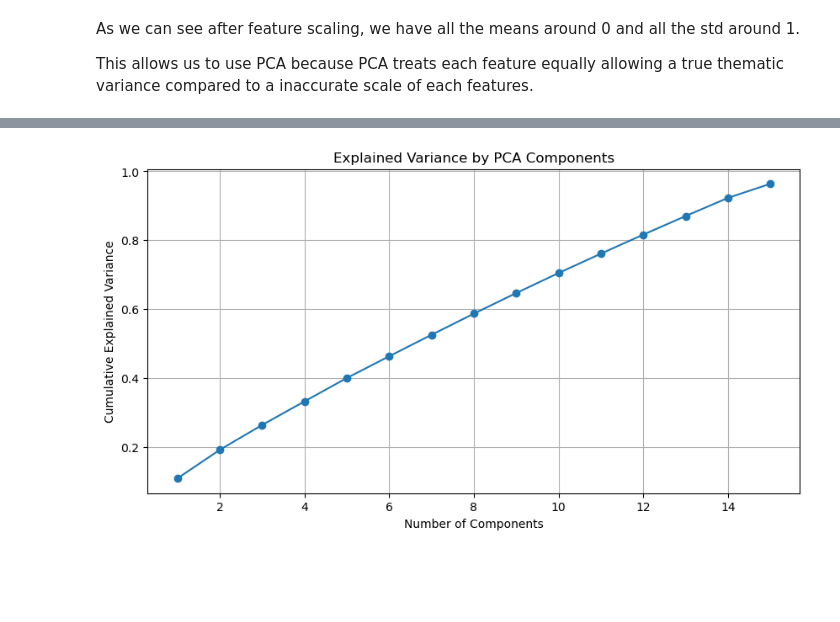
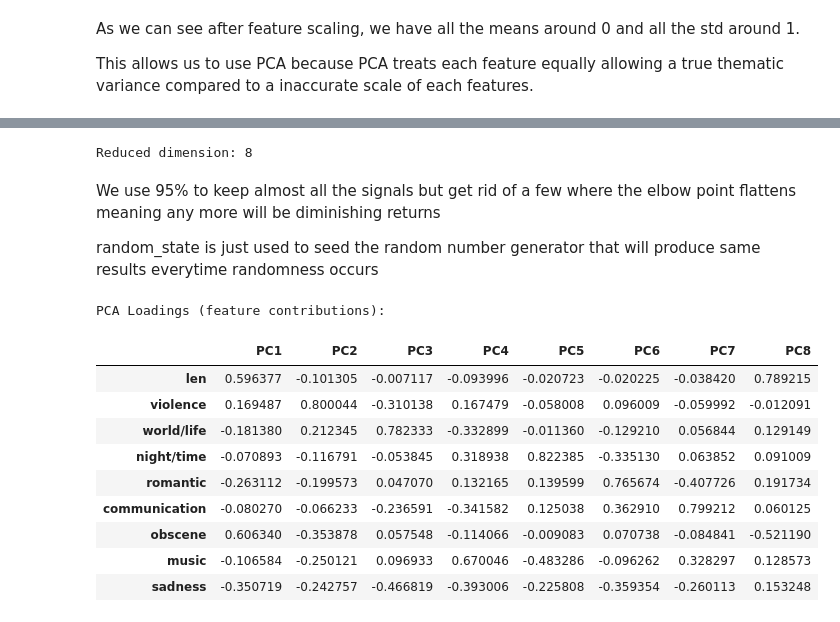
Before and after one commit to jweng8900/-TLAB-Music-Recommendation-Algorithm, a Jupyter notebook: Notebooks/pre_processing-dim_reduction.ipynb, the cells around one changed output, grey strips where cells are left out. Saved outputs shown, nothing was run; the diff lists cells and outputs as text; code cells hidden in the pictures; blank space fills up the shorter version.

```diff
--- a/Notebooks/pre_processing-dim_reduction.ipynb
+++ b/Notebooks/pre_processing-dim_reduction.ipynb
@@ -133,14 +160,30 @@ This allows us to use PCA because PCA treats each feature equally allowing a tru
 # %%
-pca = PCA(n_components=0.95)
-pca_data = pca.fit_transform(scaled)
+pca = PCA(n_components=0.95, random_state=42)
+X_pca = pca.fit_transform(df_scaled)
+print("Reduced dimension:", X_pca.shape[1])
+# %% [output]
+Reduced dimension: 8
-# %%
-plt.figure(figsize=(10, 5))
-plt.plot(range(1, len(pca.explained_variance_ratio_)+1),
-         pca.explained_variance_ratio_.cumsum(), marker='o')
-plt.xlabel("Number of Components")
-plt.ylabel("Cumulative Explained Variance")
-plt.title("Explained Variance by PCA Components")
-plt.grid(True)
-plt.show()
-# %% [output]
-[figure, removed]
+# %% [markdown]
+We use 95% to keep almost all the signals but get rid of a few where the elbow point flattens meaning any more will be diminishing returns
+
+random_state is just used to seed the random number generator that will produce same results everytime randomness occurs
+# %%
+loadings = pd.DataFrame(
+    pca.components_.T,
+    index=df_reduced.columns,
+    columns=[f"PC{i+1}" for i in range(pca.n_components_)]
+)
+print("PCA Loadings (feature contributions):")
+display(loadings)
+# %% [output]
+PCA Loadings (feature contributions):
+|  | PC1 | PC2 | PC3 | PC4 | PC5 | PC6 | PC7 | PC8 |
+| len | 0.596377 | -0.101305 | -0.007117 | -0.093996 | -0.020723 | -0.020225 | -0.038420 | 0.789215 |
+| violence | 0.169487 | 0.800044 | -0.310138 | 0.167479 | -0.058008 | 0.096009 | -0.059992 | -0.012091 |
+| world/life | -0.181380 | 0.212345 | 0.782333 | -0.332899 | -0.011360 | -0.129210 | 0.056844 | 0.129149 |
+| night/time | -0.070893 | -0.116791 | -0.053845 | 0.318938 | 0.822385 | -0.335130 | 0.063852 | 0.091009 |
+| romantic | -0.263112 | -0.199573 | 0.047070 | 0.132165 | 0.139599 | 0.765674 | -0.407726 | 0.191734 |
+| communication | -0.080270 | -0.066233 | -0.236591 | -0.341582 | 0.125038 | 0.362910 | 0.799212 | 0.060125 |
+| obscene | 0.606340 | -0.353878 | 0.057548 | -0.114066 | -0.009083 | 0.070738 | -0.084841 | -0.521190 |
+| music | -0.106584 | -0.250121 | 0.096933 | 0.670046 | -0.483286 | -0.096262 | 0.328297 | 0.128573 |
+| sadness | -0.350719 | -0.242757 | -0.466819 | -0.393006 | -0.225808 | -0.359354 | -0.260113 | 0.153248 |
```
Also changed, not shown: parts of 13 cells of this notebook, 1 other file.
